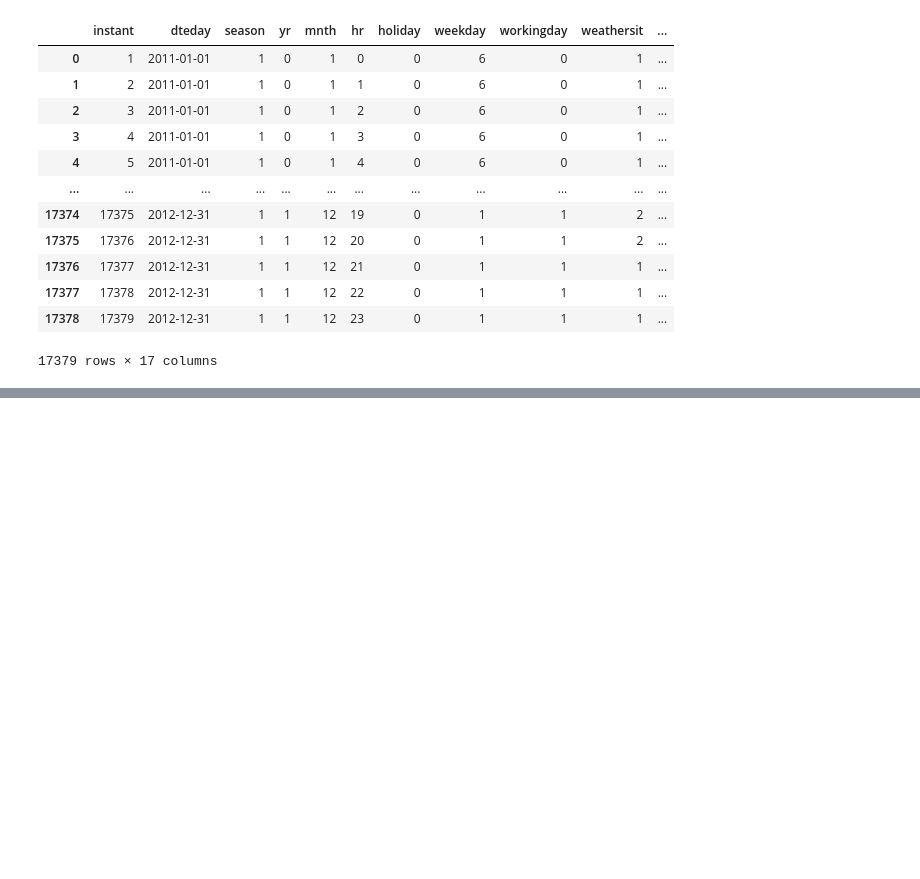
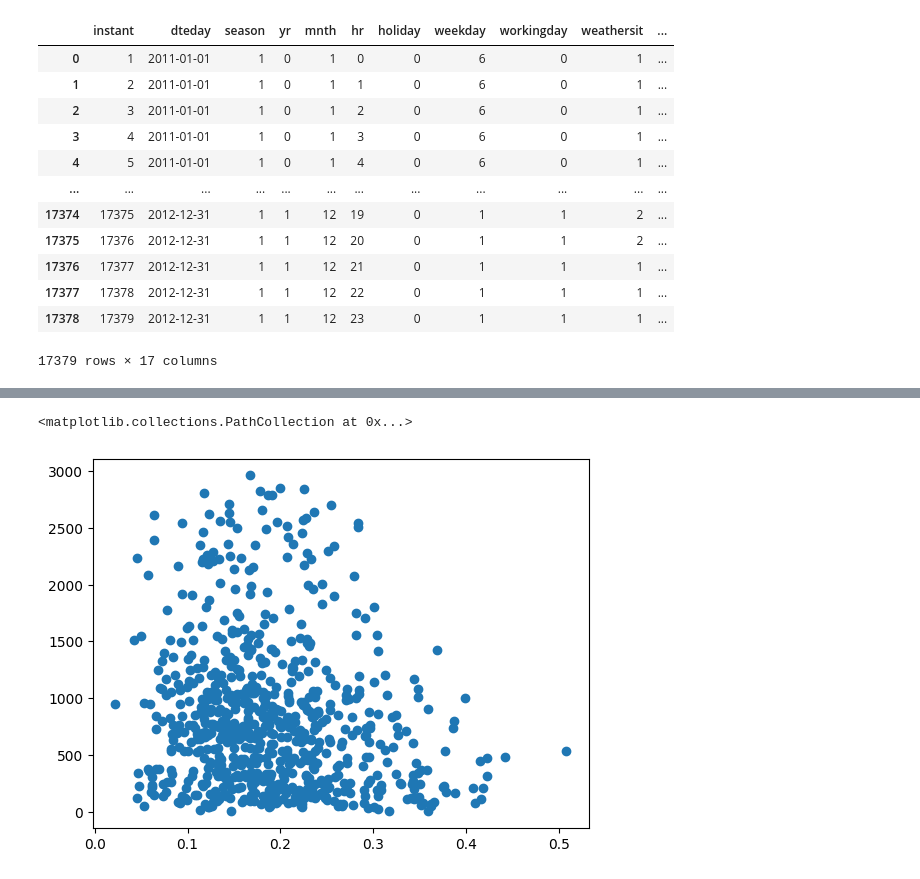
Before and after one commit to Div2707/bike-rental-analysis, a Jupyter notebook: Analysis.ipynb, the cells around one changed output, grey strips where cells are left out. Drawn from its saved outputs; the diff is of its cells as text; code cells hidden in the pictures; blank space fills up the shorter version.

```diff
--- a/Analysis.ipynb
+++ b/Analysis.ipynb
@@ -40,0 +380,7 @@ dh
+# %%
+df.drop(df[df['casual'] > 3000].index, inplace=True)
+# %%
+plt.scatter('windspeed','casual',data=df)
+# %% [output]
+<matplotlib.collections.PathCollection at 0x...>
+[figure, added]
```
Also changed, not shown: parts of 69 cells of this notebook, 2 other files.
